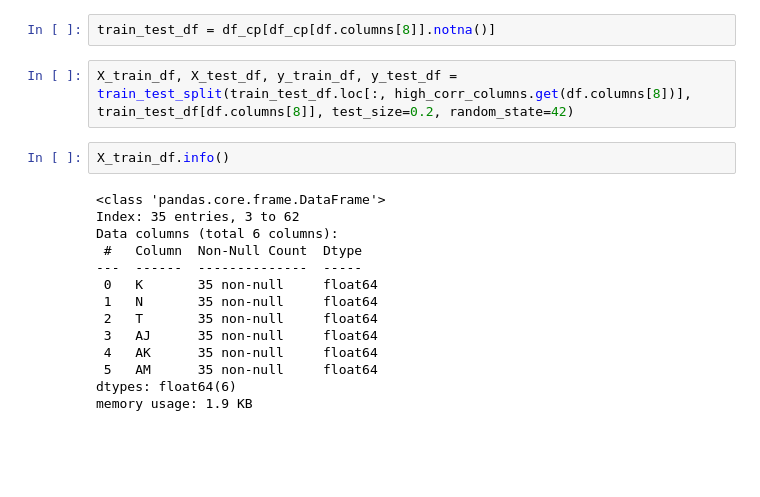
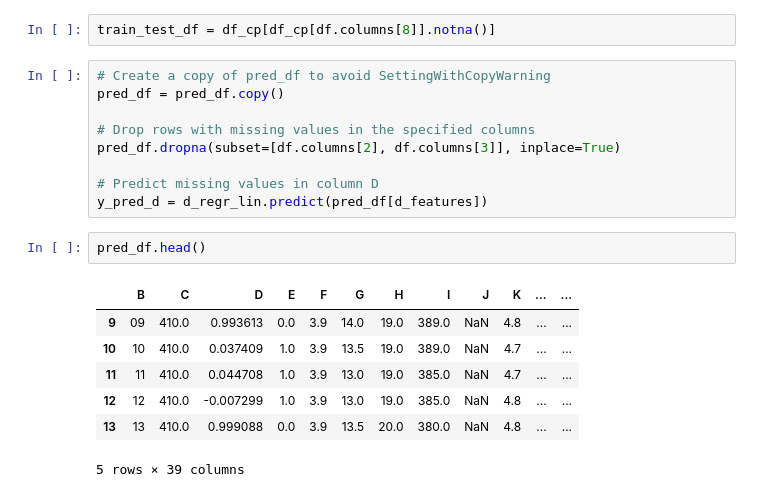
Before and after one commit to beryl-07/data-science-mini-project, a Jupyter notebook: exercice-1.ipynb, the cells around one changed output. Drawn from its saved outputs; the diff is of its cells as text; blank space fills up the shorter version.

Commit message:
Improve E and J predicting model.

```diff
--- a/exercice-1.ipynb
+++ b/exercice-1.ipynb
@@ -524,21 +485,22 @@ high_corr_columns[df.columns[8]]
 ['K', 'N', 'T', 'AJ', 'AK', 'AM']
 # %%
 train_test_df = df_cp[df_cp[df.columns[8]].notna()]
-# %%
-X_train_df, X_test_df, y_train_df, y_test_df = train_test_split(train_test_df.loc[:, high_corr_columns.get(df.columns[8])], train_test_df[df.columns[8]], test_size=0.2, random_state=42)
-# %%
-X_train_df.info()
-# %% [output]
-<class 'pandas.core.frame.DataFrame'>
-Index: 35 entries, 3 to 62
-Data columns (total 6 columns):
- #   Column  Non-Null Count  Dtype
----  ------  --------------  -----
- 0   K       35 non-null     float64
- 1   N       35 non-null     float64
- 2   T       35 non-null     float64
- 3   AJ      35 non-null     float64
- 4   AK      35 non-null     float64
- 5   AM      35 non-null     float64
-dtypes: float64(6)
-memory usage: 1.9 KB
+# %%
+# Create a copy of pred_df to avoid SettingWithCopyWarning
+pred_df = pred_df.copy()
+
+# Drop rows with missing values in the specified columns
+pred_df.dropna(subset=[df.columns[2], df.columns[3]], inplace=True)
+
+# Predict missing values in column D
+y_pred_d = d_regr_lin.predict(pred_df[d_features])
+# %%
+pred_df.head()
+# %% [output]
+|  | B | C | D | E | F | G | H | I | J | K | ... | ... |
+| 9 | 09 | 410.0 | 0.993613 | 0.0 | 3.9 | 14.0 | 19.0 | 389.0 | NaN | 4.8 | ... | ... |
+| 10 | 10 | 410.0 | 0.037409 | 1.0 | 3.9 | 13.5 | 19.0 | 389.0 | NaN | 4.7 | ... | ... |
+| 11 | 11 | 410.0 | 0.044708 | 1.0 | 3.9 | 13.0 | 19.0 | 385.0 | NaN | 4.7 | ... | ... |
+| 12 | 12 | 410.0 | -0.007299 | 1.0 | 3.9 | 13.0 | 19.0 | 385.0 | NaN | 4.8 | ... | ... |
+| 13 | 13 | 410.0 | 0.999088 | 0.0 | 3.9 | 13.5 | 20.0 | 380.0 | NaN | 4.8 | ... | ... |
+5 rows × 39 columns
```
Also changed, not shown: parts of 14 cells of this notebook.
